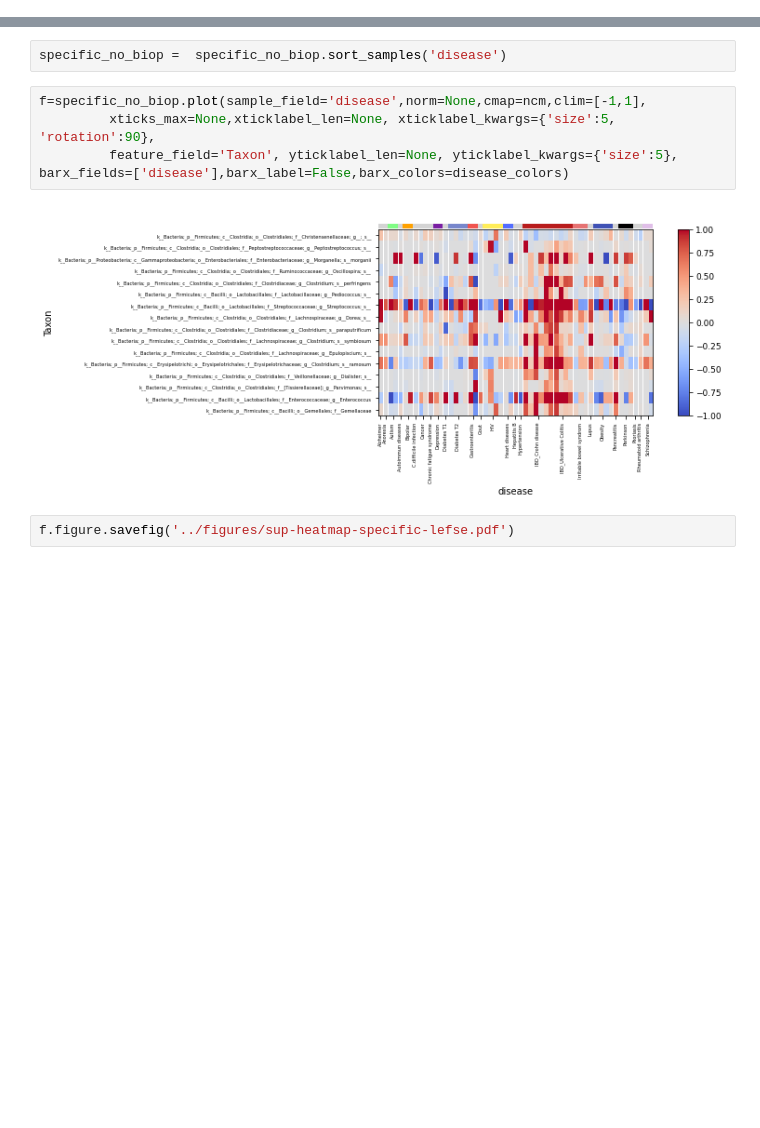
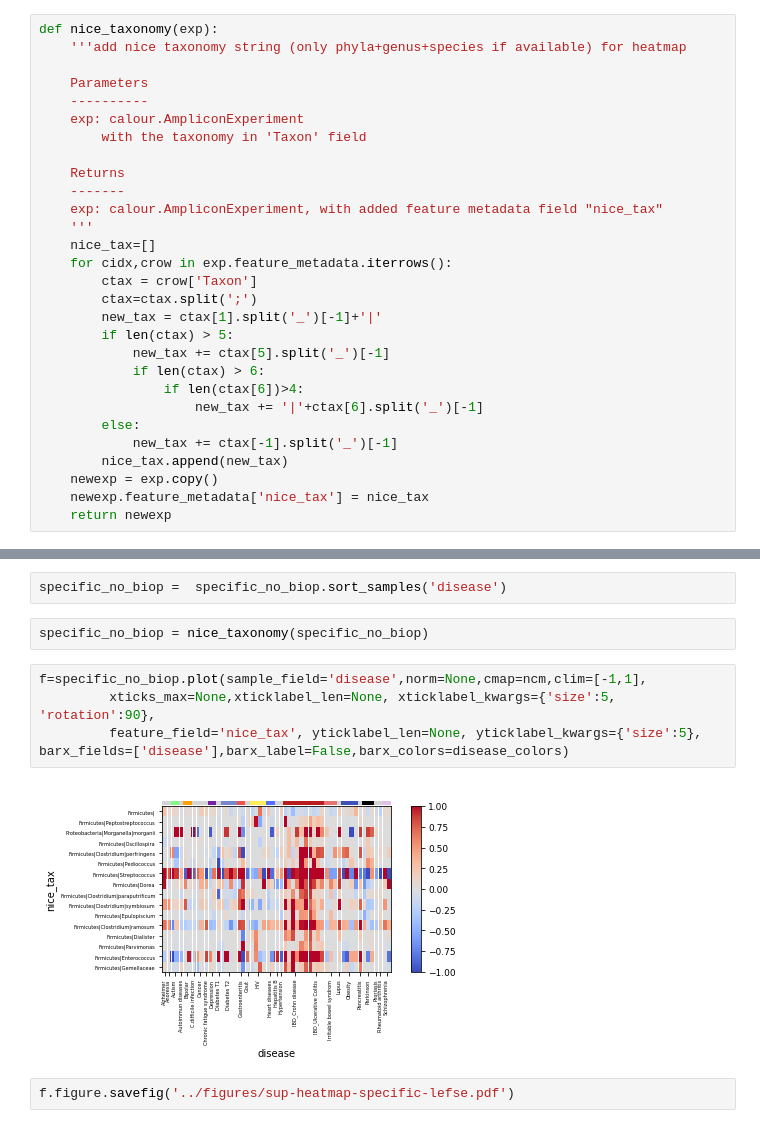
Before and after one commit to amnona/paper-metaanalysis, a Jupyter notebook: scripts/ratios-lefse.ipynb, the cells around one changed output, grey strips where cells are left out. Cells and saved outputs as stored; diff of their text form; blank space fills up the shorter version.

Commit message:
add nice taxonomy names for specific bacteria heatmap

```diff
--- a/scripts/ratios-lefse.ipynb
+++ b/scripts/ratios-lefse.ipynb
@@ -430,6 +413,35 @@ AmpliconExperiment with 55 samples, 928 features
 # %% [markdown]
 # Calculate the specific bacteria
 ## without the Gevers biopsies studies
+# %%
+def nice_taxonomy(exp):
+    '''add nice taxonomy string (only phyla+genus+species if available) for heatmap
+
+    Parameters
+    ----------
+    exp: calour.AmpliconExperiment
+        with the taxonomy in 'Taxon' field
+
+    Returns
+    -------
+    exp: calour.AmpliconExperiment, with added feature metadata field "nice_tax"
+    '''
+    nice_tax=[]
+    for cidx,crow in exp.feature_metadata.iterrows():
+        ctax = crow['Taxon']
+        ctax=ctax.split(';')
+        new_tax = ctax[1].split('_')[-1]+'|'
+        if len(ctax) > 5:
+            new_tax += ctax[5].split('_')[-1]
+            if len(ctax) > 6:
+                if len(ctax[6])>4:
+                    new_tax += '|'+ctax[6].split('_')[-1]
+        else:
+            new_tax += ctax[-1].split('_')[-1]
+        nice_tax.append(new_tax)
+    newexp = exp.copy()
+    newexp.feature_metadata['nice_tax'] = nice_tax
+    return newexp
 # %%
 np.random.seed(2020)
 specific_no_biop=ratio_enrichment(ratios_no_biop, 'disease',['IBD_Crohn disease','IBD_Ulcerative Colitis'],
@@ -451,12 +463,14 @@ specific_no_biop.save('../lefse_ratios/ibd_specific/ibd-no-biopsies-specific')
 specific_no_biop.save_fasta('../lefse_ratios/ibd_specific/ibd-no-biopsies-specific')
 # %%
 specific_no_biop =  specific_no_biop.sort_samples('disease')
+# %%
+specific_no_biop = nice_taxonomy(specific_no_biop)
 # %%
 f=specific_no_biop.plot(sample_field='disease',norm=None,cmap=ncm,clim=[-1,1],
          xticks_max=None,xticklabel_len=None, xticklabel_kwargs={'size':5, 'rotation':90},
-         feature_field='Taxon', yticklabel_len=None, yticklabel_kwargs={'size':5}, barx_fields=['disease'],barx_label=False,barx_colors=disease_colors)
+         feature_field='nice_tax', yticklabel_len=None, yticklabel_kwargs={'size':5}, barx_fields=['disease'],barx_label=False,barx_colors=disease_colors)
 # %% [output]
-[figure, old version]
+[figure, new version]
 # %%
 f.figure.savefig('../figures/sup-heatmap-specific-lefse.pdf')
 # %% [markdown]
```
Also changed, not shown: parts of 8 cells of this notebook, 32 other files.
